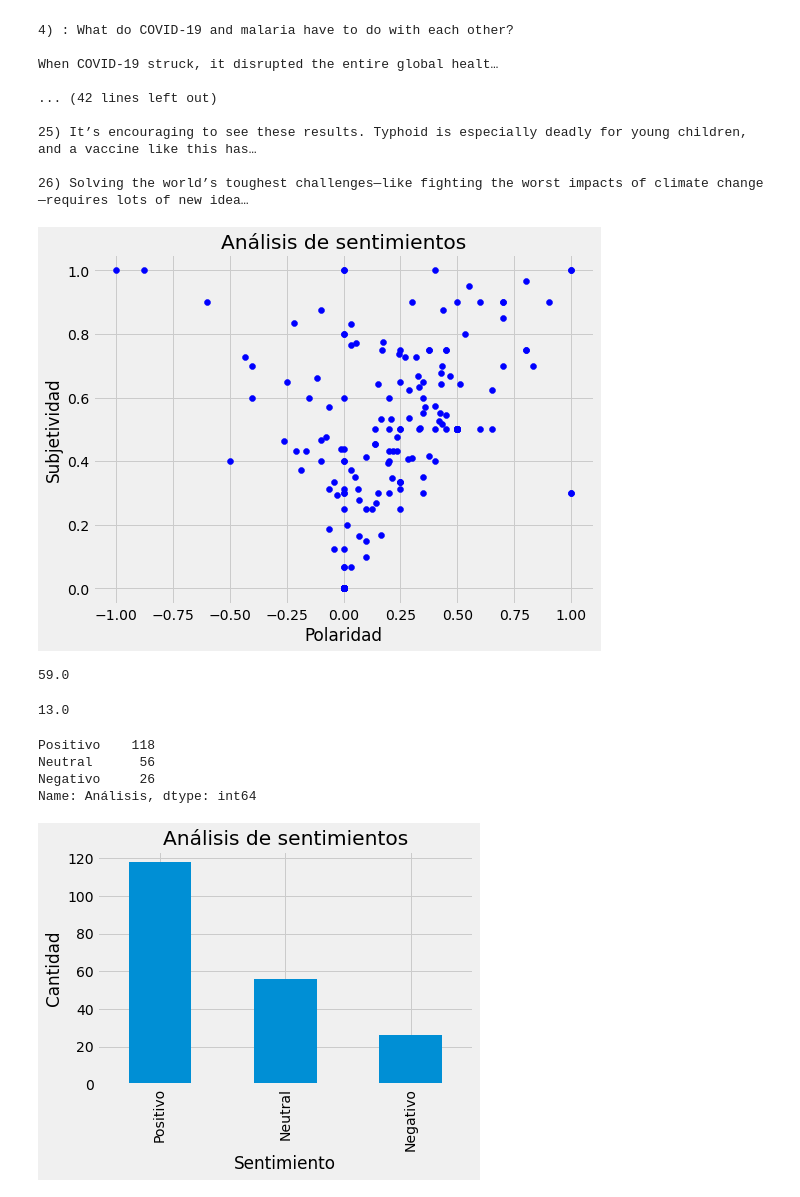
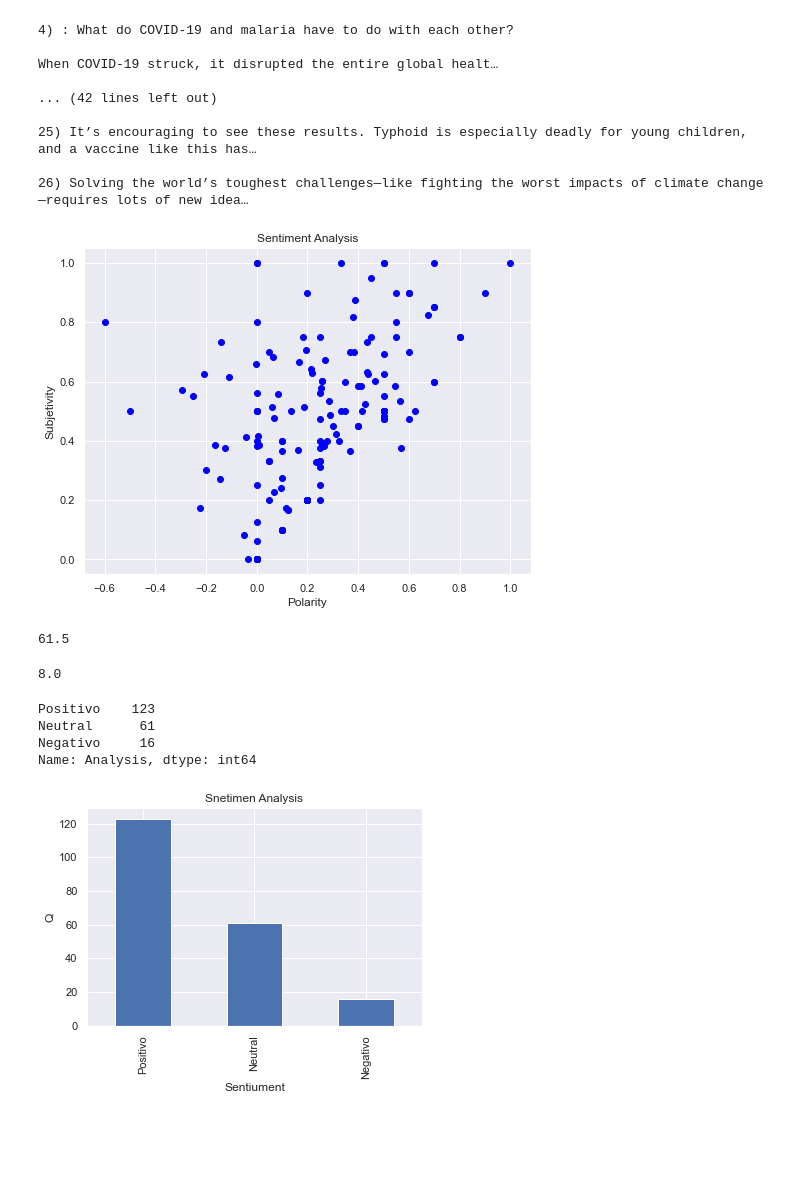
Before and after one commit to AleexSilva/API-Twitter, a Jupyter notebook: Twitter - Bill Gates.ipynb, the cells around one changed output. Saved outputs shown, nothing was run; the diff lists cells and outputs as text; code cells hidden in the pictures; blank space fills up the shorter version.

```diff
--- a/Twitter - Bill Gates.ipynb
+++ b/Twitter - Bill Gates.ipynb
@@ -18,9 +13,15 @@ accessTokenSecret = 'AccessTokenSecret'
+# %%
+# API Credentials
+consumer_key = 'M5s6Kp0UlFHjWz8x71VVwFrzY'
+consumer_secret = 'kISxZvHLxoZmT4P4dzLnAVx9eeN1aNSjE0kVf95OUDmbsHki4P'
+access_token = '1220387467-uSvCGD9sLOEKvhBDp1MxDGDfodx74HWeNV4W5rR'
+access_token_secret = 'DWrOUosnjjSYQq9uK2f2smDDulCDLt1LTQQ8jCqjdj9Yx'
 # %%
 # authentication object
-authenticate = tweepy.OAuthHandler(consumerKey, consumerSecret)
+authenticate = tweepy.OAuthHandler(consumer_key, consumer_secret)
 
 # Access token
-authenticate.set_access_token(accessToken, accessTokenSecret)
+authenticate.set_access_token(access_token, access_token_secret)
 
 api = tweepy.API(authenticate, wait_on_rate_limit = True, wait_on_rate_limit_notify=True)
 # %%
@@ -234,7 +235,7 @@ def getAnalysis(score):
     else:
         return 'Positivo'
 
-df['Análisis'] = df['Polaridad'].apply(getAnalysis)
+df['Análisis'] = df['Polarity'].apply(getAnalysis)
 
 df
 # %% [output]
@@ -255,9 +256,9 @@ df
 # some positive tweets
 print('Some positive tweets:\n')
 j=1
-sortedDF = df.sort_values(by=['Polaridad']) #Sort the tweets
+sortedDF = df.sort_values(by=['Polarity']) #Sort the tweets
 for i in range(0, sortedDF.shape[0] ):
-  if( sortedDF['Análisis'][i] == 'Positivo'):
+  if( sortedDF['Analysis'][i] == 'Positivo'):
     print(str(j) + ') '+ sortedDF['Tweets'][i])
     print()
     j= j+1
@@ -310,46 +311,46 @@ When COVID-19 struck, it disrupted the entire global healt…
 # %%
 plt.figure(figsize=(8,6))
 for i in range(0, df.shape[0]):
-  plt.scatter(df["Polaridad"][i], df["Subjetividad"][i], color='Blue')
+  plt.scatter(df["Polarity"][i], df["Subjetivity"][i], color='Blue')
 # plt.scatter(x,y,color)
-plt.title('Análisis de sentimientos')
-plt.xlabel('Polaridad')
-plt.ylabel('Subjetividad')
+plt.title('Sentiment Analysis')
+plt.xlabel('Polarity')
+plt.ylabel('Subjetivity')
 plt.show()
 # %% [output]
-[figure, old version]
+[figure, new version]
 # %%
 # porcentaje de Tweets Positivos
-ptweets = df[df.Análisis == 'Positivo']
+ptweets = df[df.Analysis == 'Positivo']
 ptweets = ptweets['Tweets']
 ptweets
 
 round( (ptweets.shape[0] / df.shape[0]) * 100 , 1)
 # %% [output]
-59.0
+61.5
 # %%
 # Percentage of the positive tweets
-ntweets = df[df.Análisis == 'Negativo']
+ntweets = df[df.Analysis == 'Negativo']
 ntweets = ntweets['Tweets']
 ntweets
 
 round( (ntweets.shape[0] / df.shape[0]) * 100, 1)
 # %% [output]
-13.0
+8.0
 # %%
 # Quantity per sentiment
-df['Análisis'].value_counts()
+df['Analysis'].value_counts()
 # %% [output]
-Positivo    118
-Neutral      56
-Negativo     26
-Name: Análisis, dtype: int64
+Positivo    123
+Neutral      61
+Negativo     16
+Name: Analysis, dtype: int64
 # %%
 # plot the quantity per sentiment
 plt.title('Snetimen Analysis')
-plt.xlabel('Sntimen')
+plt.xlabel('Sentiument')
 plt.ylabel('Q')
-df['Análisis'].value_counts().plot(kind = 'bar')
+df['Analysis'].value_counts().plot(kind = 'bar')
 plt.show()
 # %% [output]
-[figure, old version]
+[figure, new version]
```
Also changed, not shown: parts of 13 cells of this notebook.
